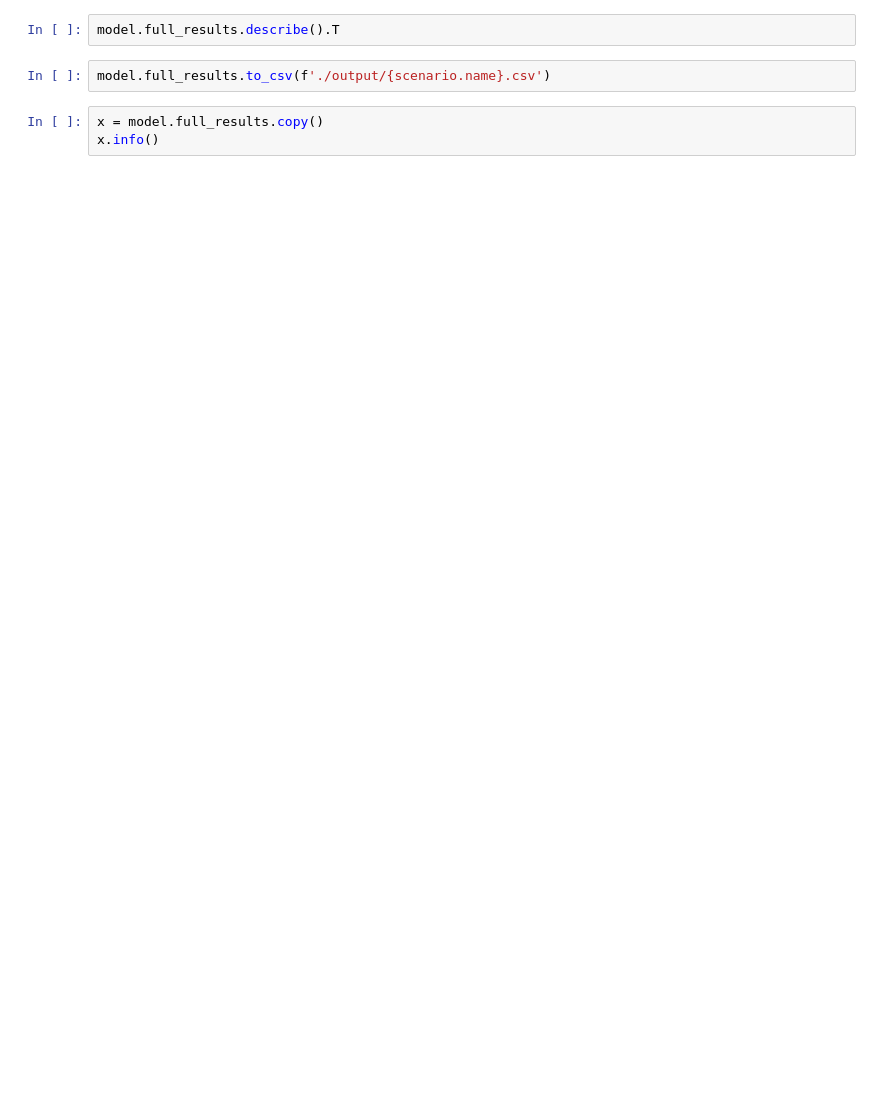
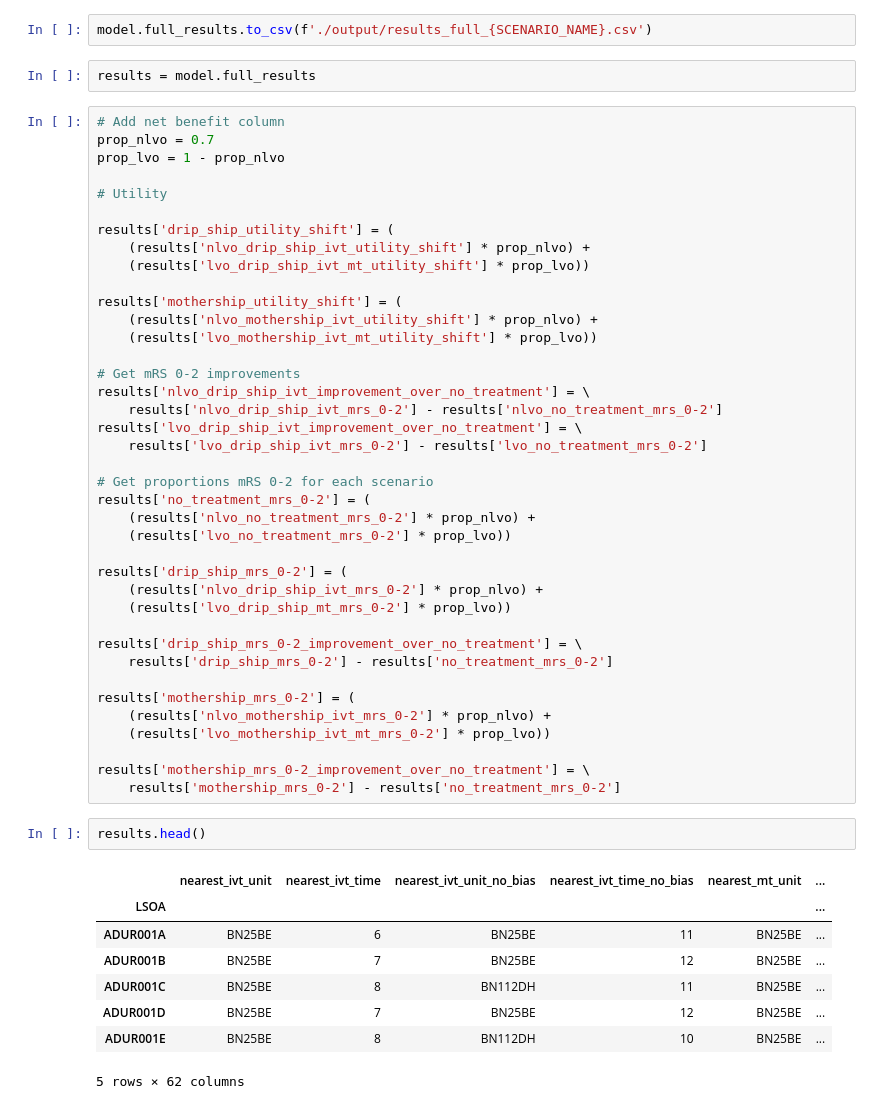
Before and after one commit to stroke-optimist/thrombectomy_location_2026, a Jupyter notebook: single_run.ipynb, the cells around one changed output. Cells and saved outputs as stored; diff of their text form; blank space fills up the shorter version.

```diff
--- a/single_run.ipynb
+++ b/single_run.ipynb
@@ -33,7 +42,54 @@ model.full_results.head().T
-# %%
-model.full_results.describe().T
 # %%
-model.full_results.to_csv(f'./output/{scenario.name}.csv')
+model.full_results.to_csv(f'./output/results_full_{SCENARIO_NAME}.csv')
-# %%
-x = model.full_results.copy()
-x.info()
+# %%
+results = model.full_results
+# %%
+# Add net benefit column
+prop_nlvo = 0.7
+prop_lvo = 1 - prop_nlvo
+
+# Utility
+
+results['drip_ship_utility_shift'] = (
+    (results['nlvo_drip_ship_ivt_utility_shift'] * prop_nlvo) +
+    (results['lvo_drip_ship_ivt_mt_utility_shift'] * prop_lvo))
+
+results['mothership_utility_shift'] = (
+    (results['nlvo_mothership_ivt_utility_shift'] * prop_nlvo) +
+    (results['lvo_mothership_ivt_mt_utility_shift'] * prop_lvo))
+
+# Get mRS 0-2 improvements
+results['nlvo_drip_ship_ivt_improvement_over_no_treatment'] = \
+    results['nlvo_drip_ship_ivt_mrs_0-2'] - results['nlvo_no_treatment_mrs_0-2']
+results['lvo_drip_ship_ivt_improvement_over_no_treatment'] = \
+    results['lvo_drip_ship_ivt_mrs_0-2'] - results['lvo_no_treatment_mrs_0-2']
+
+# Get proportions mRS 0-2 for each scenario
+results['no_treatment_mrs_0-2'] = (
+    (results['nlvo_no_treatment_mrs_0-2'] * prop_nlvo) +
+    (results['lvo_no_treatment_mrs_0-2'] * prop_lvo))
+
+results['drip_ship_mrs_0-2'] = (
+    (results['nlvo_drip_ship_ivt_mrs_0-2'] * prop_nlvo) +
+    (results['lvo_drip_ship_mt_mrs_0-2'] * prop_lvo))
+
+results['drip_ship_mrs_0-2_improvement_over_no_treatment'] = \
+    results['drip_ship_mrs_0-2'] - results['no_treatment_mrs_0-2']
+
+results['mothership_mrs_0-2'] = (
+    (results['nlvo_mothership_ivt_mrs_0-2'] * prop_nlvo) +
+    (results['lvo_mothership_ivt_mt_mrs_0-2'] * prop_lvo))
+
+results['mothership_mrs_0-2_improvement_over_no_treatment'] = \
+    results['mothership_mrs_0-2'] - results['no_treatment_mrs_0-2']
+# %%
+results.head()
+# %% [output]
+|  | nearest_ivt_unit | nearest_ivt_time | nearest_ivt_unit_no_bias | nearest_ivt_time_no_bias | nearest_mt_unit | ... |
+| LSOA |  |  |  |  |  | ... |
+| ADUR001A | BN25BE | 6 | BN25BE | 11 | BN25BE | ... |
+| ADUR001B | BN25BE | 7 | BN25BE | 12 | BN25BE | ... |
+| ADUR001C | BN25BE | 8 | BN112DH | 11 | BN25BE | ... |
+| ADUR001D | BN25BE | 7 | BN25BE | 12 | BN25BE | ... |
+| ADUR001E | BN25BE | 8 | BN112DH | 10 | BN25BE | ... |
+5 rows × 62 columns
```
Also changed, not shown: parts of 12 cells of this notebook, 1 other file.
